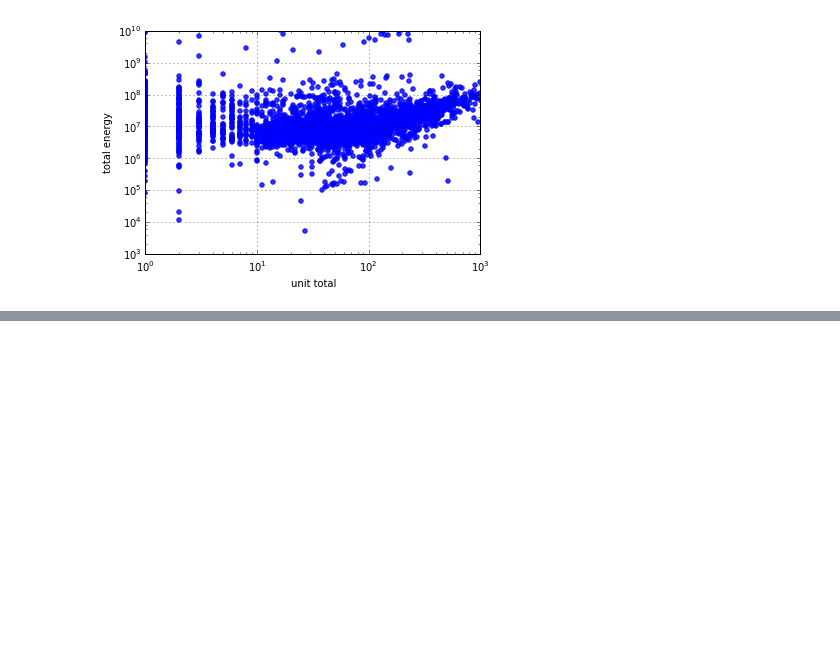
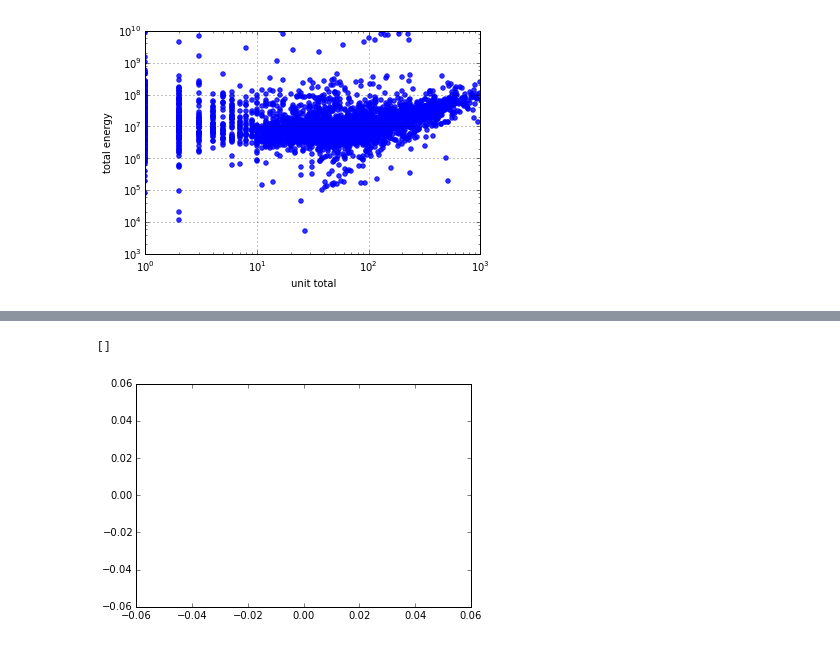
Before and after one commit to Elixeus/PUI2015_xwang, a Jupyter notebook: HW5/assignment5_1XiaWang.ipynb, the cells around one changed output, grey strips where cells are left out. Cells and saved outputs as stored; diff of their text form; code cells hidden in the pictures; blank space fills up the shorter version.

```diff
--- a/HW5/assignment5_1XiaWang.ipynb
+++ b/HW5/assignment5_1XiaWang.ipynb
@@ -180,0 +181,5 @@ OLS Regression Results
+# %%
+pl.plot(kind='scatter', x=xlog1, y=ylog1, color='b', alpha=0.8, loglog=True)
+# %% [output]
+[]
+[figure, added]
```
Also changed, not shown: parts of 3 cells of this notebook.
